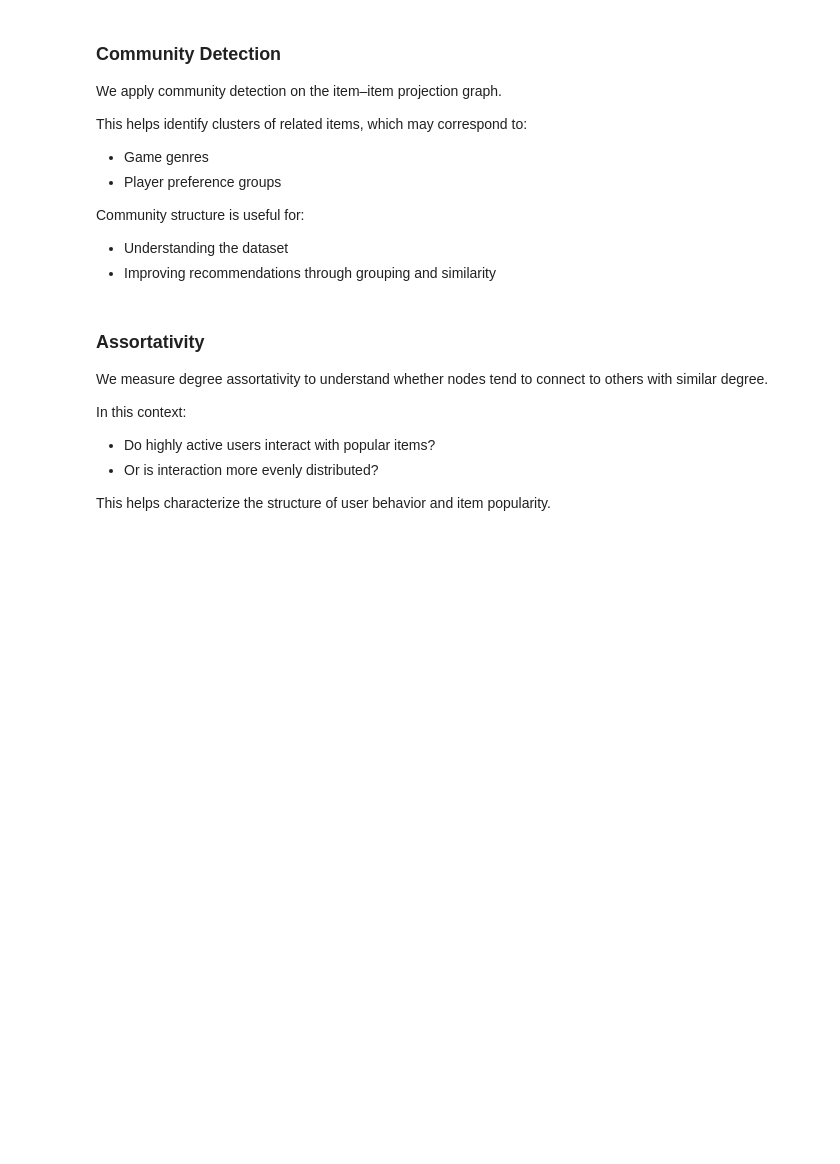
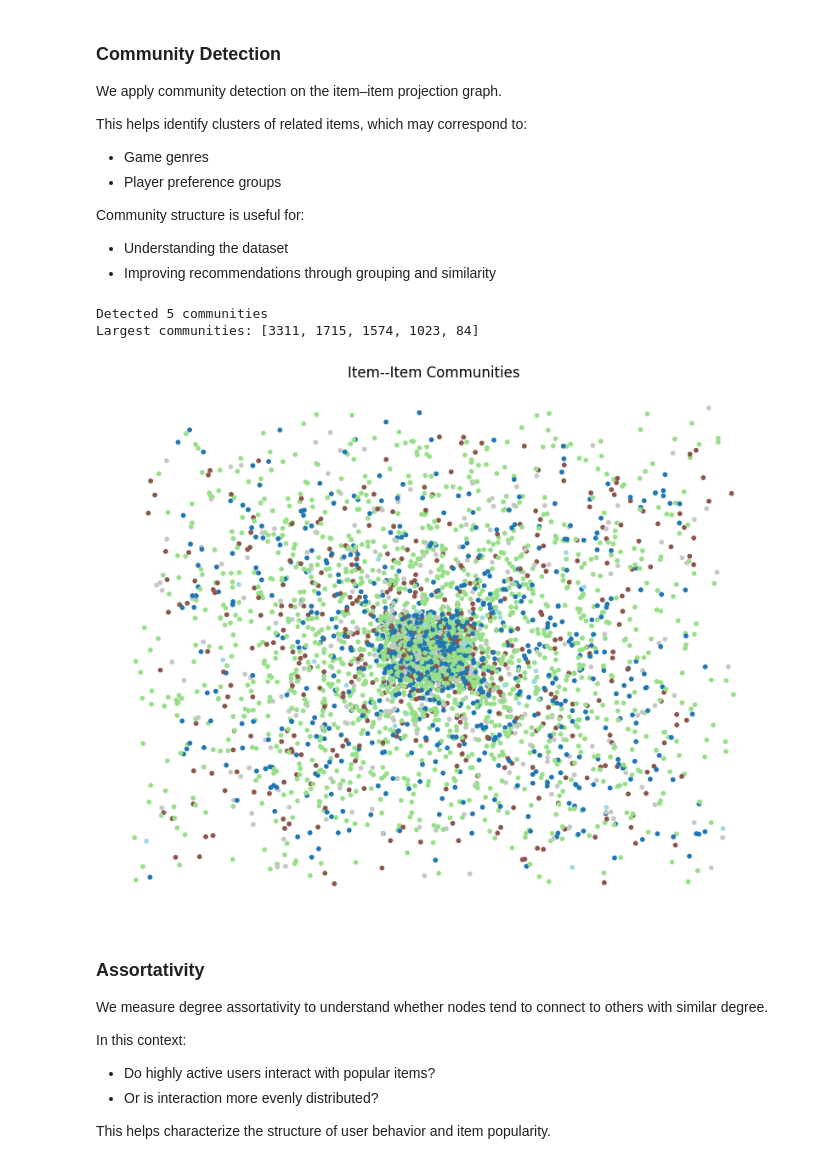
Before and after one commit to tomi-trost/gnn-recommendation-system, a Jupyter notebook: graph_analysis/analysis.ipynb, the cells around one changed output. Drawn from its saved outputs; the diff is of its cells as text; code cells hidden in the pictures; blank space fills up the shorter version.

Commit message:
[fix]: Last working state of network analysis.

```diff
--- a/graph_analysis/analysis.ipynb
+++ b/graph_analysis/analysis.ipynb
@@ -212,6 +410,17 @@ Community structure is useful for:
 - Improving recommendations through grouping and similarity
 # %%
 import networkx.algorithms.community as nx_comm
+
+
+def filter_graph(G, min_weight=10):
+    H = nx.Graph()
+
+    for u, v, d in G.edges(data=True):
+        if d.get("weight", 1) >= min_weight:
+            H.add_edge(u, v, weight=d["weight"])
+
+    return H
+
 
 def community_detection(G_proj):
     communities = nx_comm.louvain_communities(G_proj, seed=42)
@@ -224,6 +433,47 @@ def community_detection(G_proj):
     return communities
 
 item_communities = community_detection(item_proj)
+# %% [output]
+Detected 5 communities
+Largest communities: [3311, 1715, 1574, 1023, 84]
+# %%
+node_community = {}
+
+for i, comm in enumerate(item_communities):
+    for node in comm:
+        node_community[node] = i
+# %%
+def plot_item_communities(G, node_community, save_path="artifacts/plots/item_communities.png"):
+    plt.figure(figsize=(10, 8))
+
+    pos = nx.spring_layout(G, seed=42)
+
+    colors = [node_community.get(n, -1) for n in G.nodes()]
+
+    nx.draw_networkx_nodes(
+        G, pos,
+        node_color=colors,
+        node_size=10,
+        cmap=plt.cm.tab20
+    )
+
+    # nx.draw_networkx_edges(G, pos, alpha=0.05)
+
+    plt.title("Item--Item Communities")
+    plt.axis("off")
+
+    plt.savefig(save_path, dpi=300, bbox_inches="tight")
+    plt.show()
+
+# top_nodes = sorted(
+#     item_proj.degree(weight="weight"),
+#     key=lambda x: x[1],
+#     reverse=True
+# )[:1000]
+
+plot_item_communities(filter_graph(item_proj), node_community)
+# %% [output]
+[figure, added]
 # %% [markdown]
 ### Assortativity
 
```
Also changed, not shown: parts of 14 cells of this notebook.
